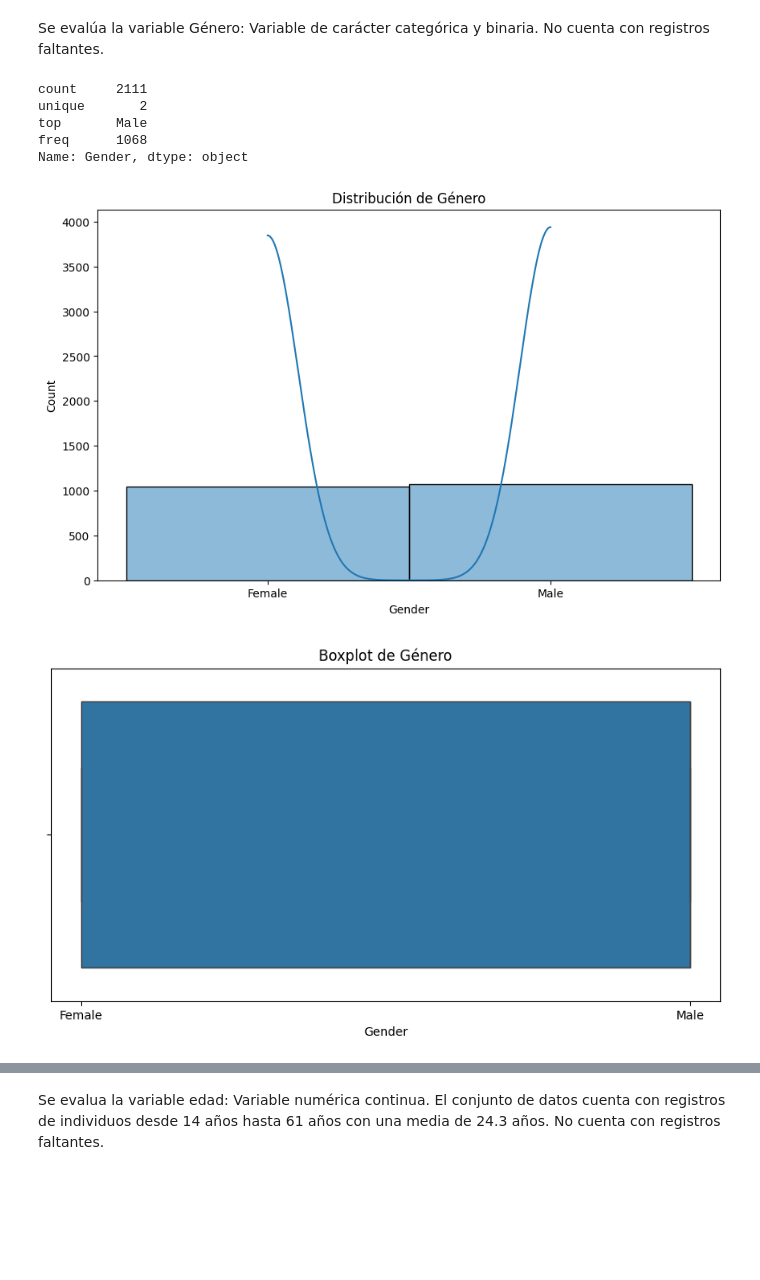
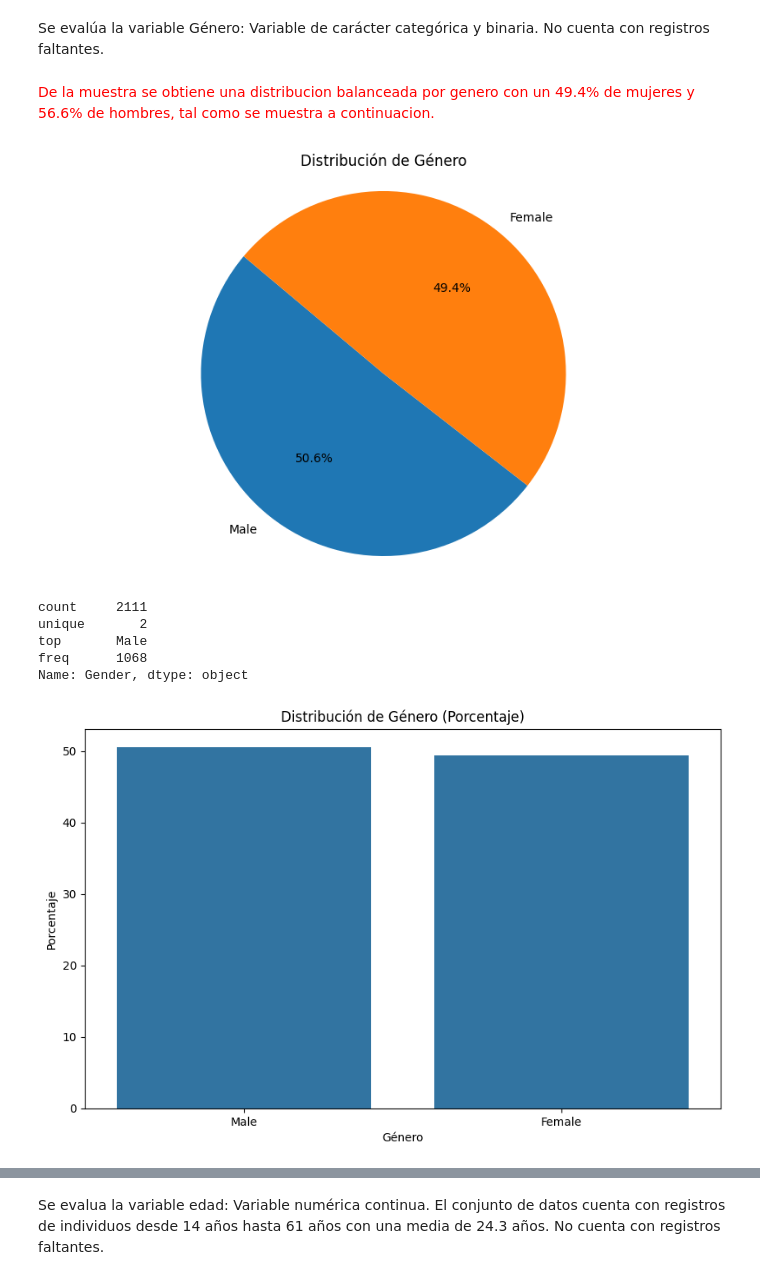
Before and after one commit to purplefunke/Entrega1_Taller, a Jupyter notebook: Cuadernos/Exploracion.ipynb, the cells around one changed output, grey strips where cells are left out. Drawn from its saved outputs; the diff is of its cells as text; code cells hidden in the pictures; blank space fills up the shorter version.

Commit message:
[Entrga 1 para comentarios  ]

```diff
--- a/Cuadernos/Exploracion.ipynb
+++ b/Cuadernos/Exploracion.ipynb
@@ -235,29 +235,56 @@ Se realiza un estudio descriptivo de las variables del conjunto de datos.
 Variable objetivo / target: NObeyesdad: Nivel de obesidad.
 # %% [markdown]
 Se evalúa la variable Género: Variable de carácter categórica y binaria. No cuenta con registros faltantes.
-# %%
-import matplotlib.pyplot as plt
-import seaborn as sns
-
-# Descripción de la variable 'Género'
-print(dataset['Gender'].describe())
-
-# Histograma de la variable 'Género'
-plt.figure(figsize=(10, 6))
-sns.histplot(dataset['Gender'], kde=True)
-plt.title('Distribución de Género')
-plt.show()
-
-# Boxplot de la variable 'Género'
-plt.figure(figsize=(10, 5))
-sns.boxplot(x=dataset['Gender'])
-plt.title('Boxplot de Género')
-plt.show()
-# %% [output]
-count     2111
-unique       2
-top       Male
-freq      1068
-Name: Gender, dtype: object
-[figure, removed]
-[figure, removed]
+# %% [markdown]
+<span style="color: red;">De la muestra se obtiene una  distribucion  balanceada por genero con un 49.4% de mujeres y 56.6% de hombres, tal como se muestra a continuacion. </span>
+# %%
+import matplotlib.pyplot as plt
+import seaborn as sns
+
+import matplotlib.pyplot as plt
+
+# Suponiendo que 'dataset' es tu DataFrame y 'Gender' es la columna de interés
+gender_counts = dataset['Gender'].value_counts()
+
+# Crear el gráfico de pastel
+plt.figure(figsize=(10, 6))
+plt.pie(gender_counts, labels=gender_counts.index, autopct='%1.1f%%', startangle=140)
+plt.title('Distribución de Género')
+plt.axis('equal')  # Para asegurar que el gráfico de pastel sea un círculo
+plt.show()
+
+
+
+# Descripción de la variable 'Género'
+print(dataset['Gender'].describe())
+
+# Histograma de la variable 'Género'
+gender_counts = dataset['Gender'].value_counts(normalize=True) * 100
+gender_df = gender_counts.reset_index()
+gender_df.columns = ['Gender', 'Percentage']
+
+
+
+
+plt.figure(figsize=(10, 6))
+sns.barplot(x='Gender', y='Percentage', data=gender_df)
+plt.title('Distribución de Género (Porcentaje)')
+plt.xlabel('Género')
+plt.ylabel('Porcentaje')
+plt.show()
+
+# Suponiendo que 'dataset' es tu DataFrame y 'Gender' es la columna de interés
+plt.figure(figsize=(10, 5))
+sns.countplot(x=dataset['Gender'])
+plt.title('Distribución de Género')
+plt.xlabel('Género')
+plt.ylabel('Conteo')
+plt.show()
+# %% [output]
+[figure, added]
+count     2111
+unique       2
+top       Male
+freq      1068
+Name: Gender, dtype: object
+[figure, added]
```
Also changed, not shown: parts of 9 cells of this notebook, 2 other files.
